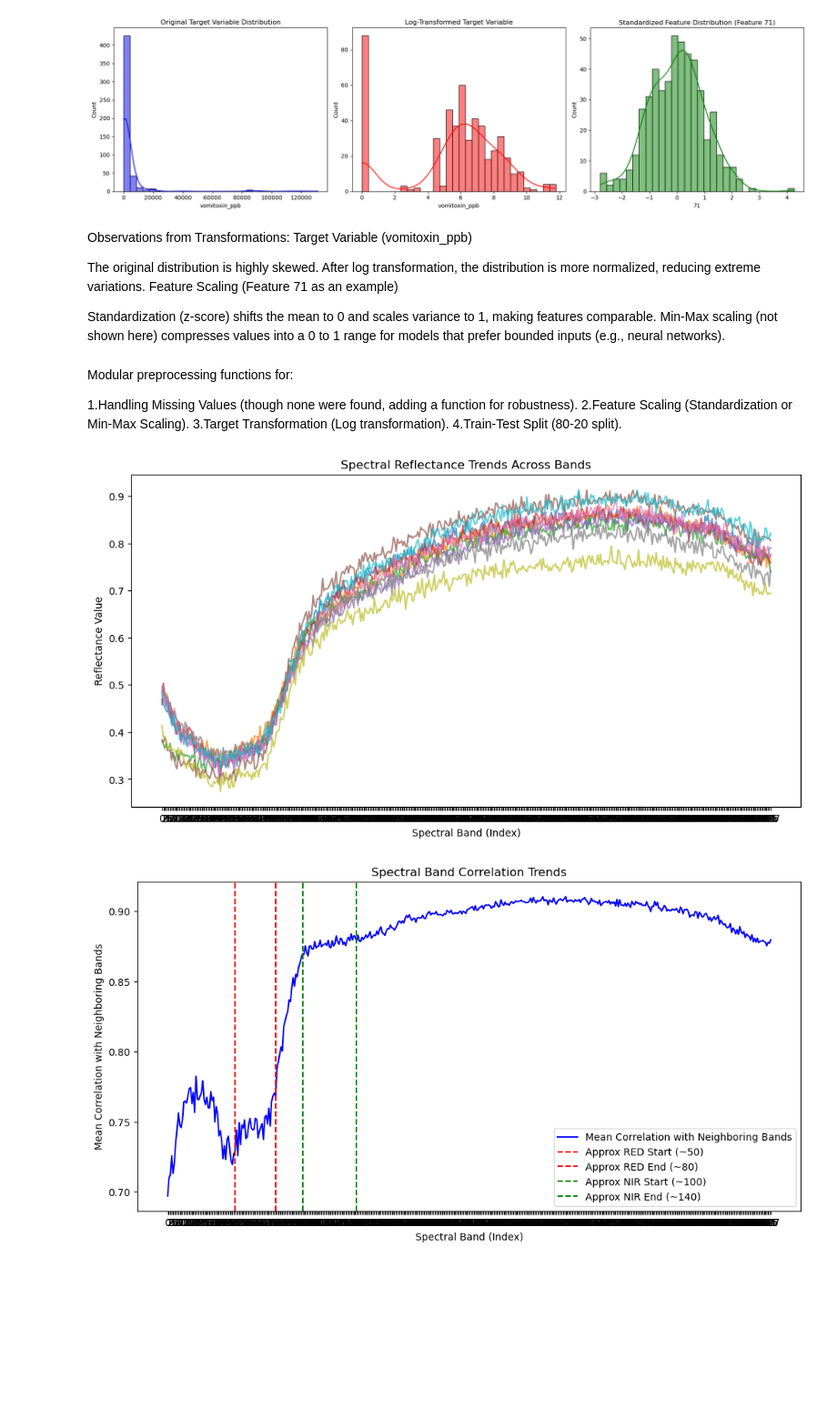
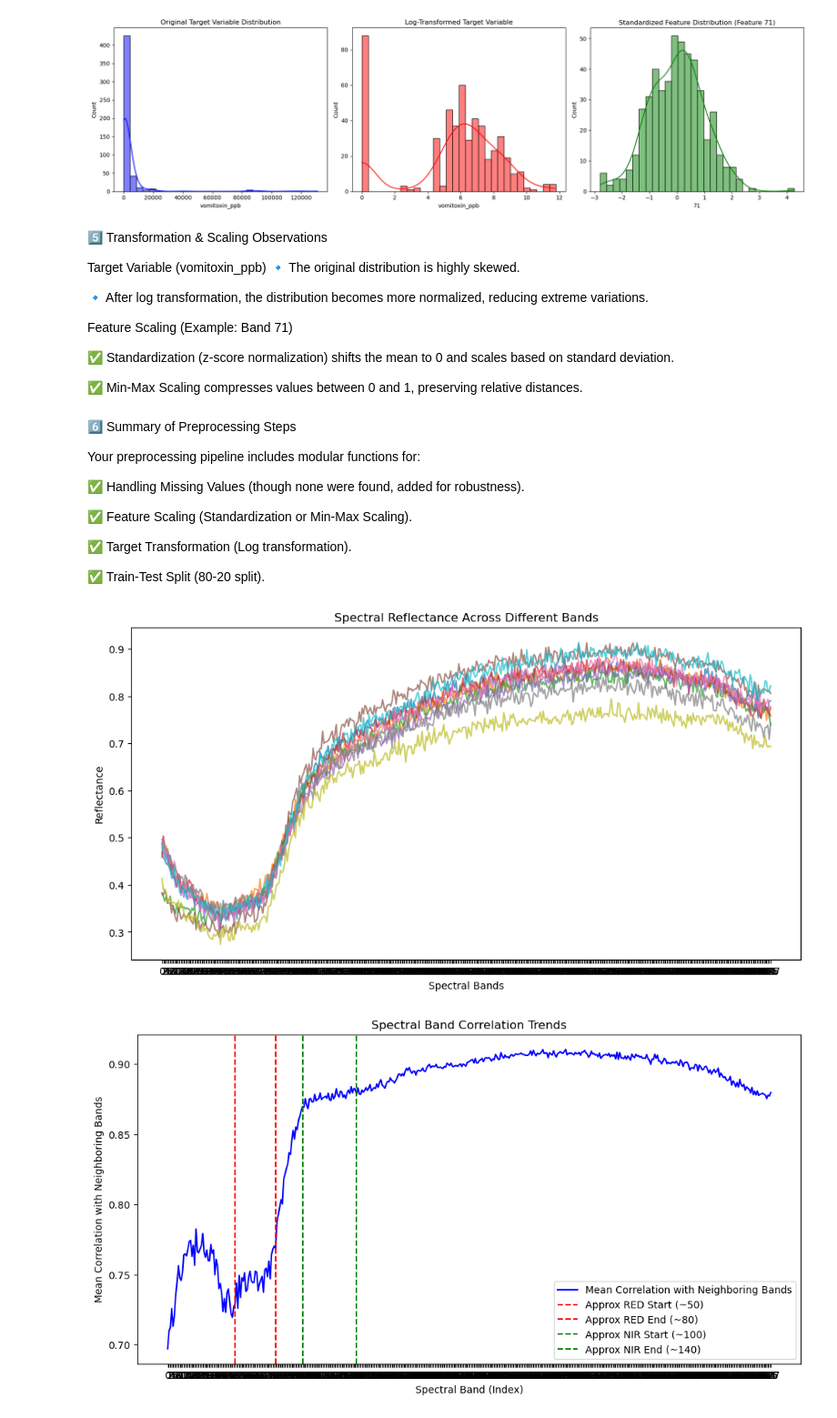
Before and after one commit to SarathKumaryadla/MLE-Mycotoxin-Prediction, a Jupyter notebook: EDA.ipynb, the cells around one changed output. Shown at 91% size. Drawn from its saved outputs; the diff is of its cells as text; code cells hidden in the pictures; blank space fills up the shorter version.

Commit message:
Updated model training and preprocessing pipeline

```diff
--- a/EDA.ipynb
+++ b/EDA.ipynb
@@ -155,41 +167,47 @@ plt.show()
 # %% [output]
 [figure]
 # %% [markdown]
-Observations from Transformations:
+5️⃣ Transformation & Scaling Observations
+
 Target Variable (vomitoxin_ppb)
+🔹 The original distribution is highly skewed.
 
-The original distribution is highly skewed.
-After log transformation, the distribution is more normalized, reducing extreme variations.
-Feature Scaling (Feature 71 as an example)
+🔹 After log transformation, the distribution becomes more normalized, reducing extreme variations.
 
-Standardization (z-score) shifts the mean to 0 and scales variance to 1, making features comparable.
-Min-Max scaling (not shown here) compresses values into a 0 to 1 range for models that prefer bounded inputs (e.g., neural networks).
+Feature Scaling (Example: Band 71)
+
+✅ Standardization (z-score normalization) shifts the mean to 0 and scales based on standard deviation.
+
+✅ Min-Max Scaling compresses values between 0 and 1, preserving relative distances.
 # %% [markdown]
-Modular preprocessing functions for:
+6️⃣ Summary of Preprocessing Steps
 
-  1.Handling Missing Values (though none were found, adding a function for robustness).
-  2.Feature Scaling (Standardization or Min-Max Scaling).
-  3.Target Transformation (Log transformation).
-  4.Train-Test Split (80-20 split).
+Your preprocessing pipeline includes modular functions for:
+
+✅ Handling Missing Values (though none were found, added for robustness).
+
+✅ Feature Scaling (Standardization or Min-Max Scaling).
+
+✅ Target Transformation (Log transformation).
+
+✅ Train-Test Split (80-20 split).
 # %%
 import matplotlib.pyplot as plt
 
-# Plot reflectance distributions across selected bands to estimate RED & NIR ranges
-plt.figure(figsize=(12, 6))
-
-# Sample 10 random rows to analyze reflectance trends
+# Select random samples
 sample_rows = df.sample(10, random_state=42).iloc[:, 1:-1].T  # Exclude 'hsi_id' and target
 
-# Plot spectral curves
-for i in range(sample_rows.shape[1]):
-    plt.plot(sample_rows.index, sample_rows.iloc[:, i], alpha=0.7)
+# Plot reflectance trends
+plt.figure(figsize=(12, 6))
+for col in sample_rows.columns:
+    plt.plot(sample_rows.index, sample_rows[col], alpha=0.7)
 
-plt.xlabel("Spectral Band (Index)")
-plt.ylabel("Reflectance Value")
-plt.title("Spectral Reflectance Trends Across Bands")
+plt.xlabel("Spectral Bands")
+plt.ylabel("Reflectance")
+plt.title("Spectral Reflectance Across Different Bands")
 plt.show()
 # %% [output]
-[figure, old version]
+[figure, new version]
 # %%
 # Compute correlation of each spectral band with neighboring bands to detect transitions
 correlation_matrix = df.iloc[:, 1:-1].corr().mean(axis=1)  # Exclude 'hsi_id' and target
```
Also changed, not shown: parts of 11 cells of this notebook, 3 other files.
